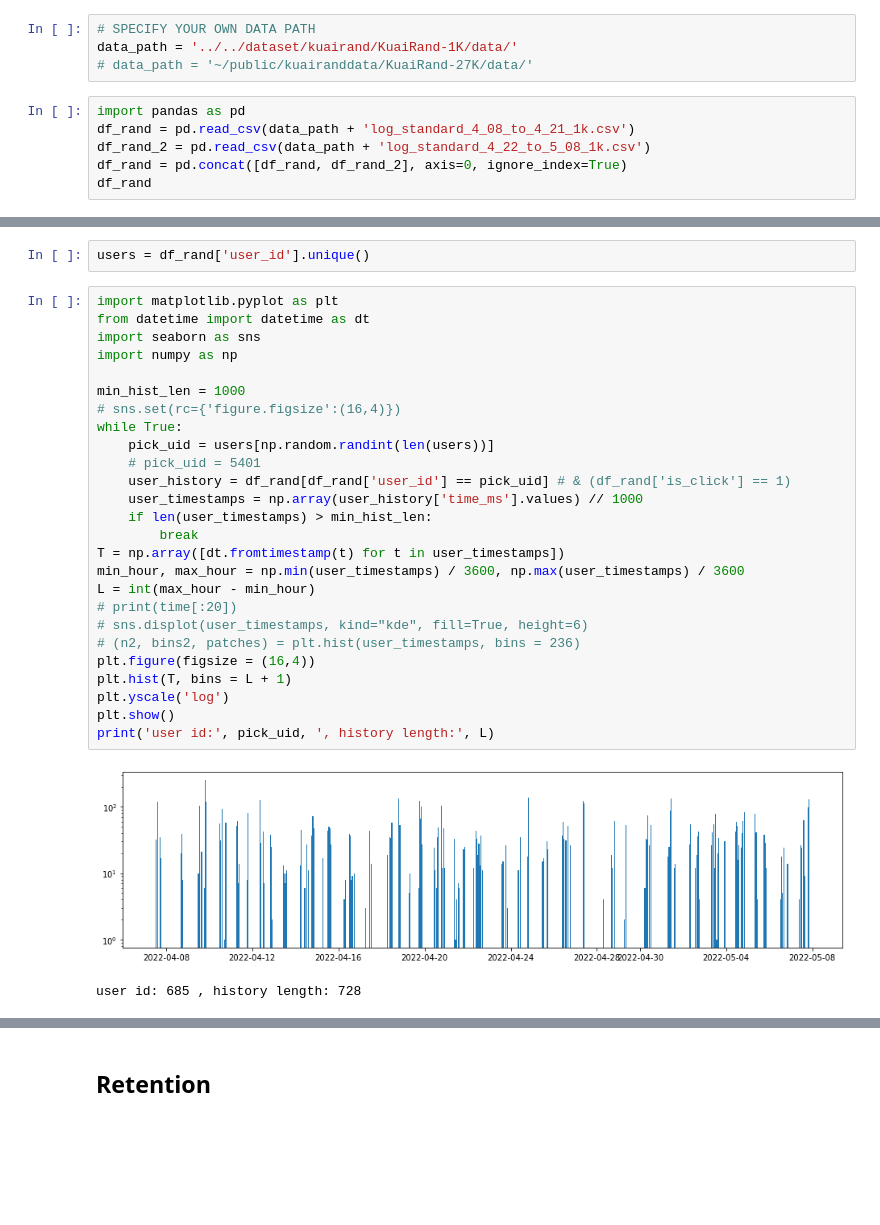
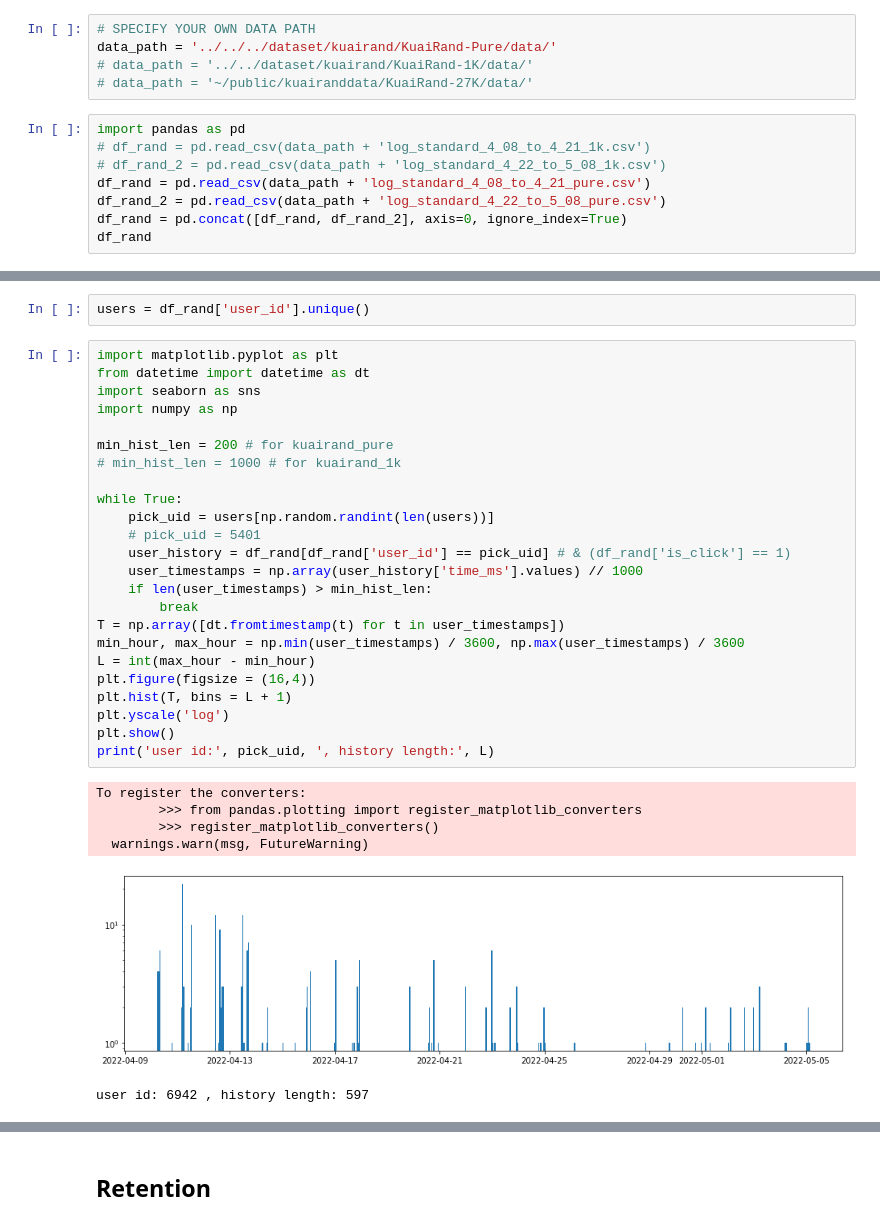
Before and after one commit to Applied-Machine-Learning-Lab/KuaiSim, a Jupyter notebook: code/preprocess/KuaiRandDataset.ipynb, the cells around one changed output, grey strips where cells are left out. Cells and saved outputs as stored; diff of their text form; blank space fills up the shorter version.

```diff
--- a/code/preprocess/KuaiRandDataset.ipynb
+++ b/code/preprocess/KuaiRandDataset.ipynb
@@ -6,12 +6,15 @@ Data analysis and observations
 **Note:** Go to the bottom to see preprocessing steps
 # %%
 # SPECIFY YOUR OWN DATA PATH
-data_path = '../../dataset/kuairand/KuaiRand-1K/data/'
+data_path = '../../../dataset/kuairand/KuaiRand-Pure/data/'
+# data_path = '../../dataset/kuairand/KuaiRand-1K/data/'
 # data_path = '~/public/kuairanddata/KuaiRand-27K/data/'
 # %%
 import pandas as pd
-df_rand = pd.read_csv(data_path + 'log_standard_4_08_to_4_21_1k.csv')
-df_rand_2 = pd.read_csv(data_path + 'log_standard_4_22_to_5_08_1k.csv')
+# df_rand = pd.read_csv(data_path + 'log_standard_4_08_to_4_21_1k.csv')
+# df_rand_2 = pd.read_csv(data_path + 'log_standard_4_22_to_5_08_1k.csv')
+df_rand = pd.read_csv(data_path + 'log_standard_4_08_to_4_21_pure.csv')
+df_rand_2 = pd.read_csv(data_path + 'log_standard_4_22_to_5_08_pure.csv')
 df_rand = pd.concat([df_rand, df_rand_2], axis=0, ignore_index=True)
 df_rand
 # %% [output]
@@ -79,32 +82,34 @@ users = df_rand['user_id'].unique()
 # %%
 import matplotlib.pyplot as plt
 from datetime import datetime as dt
 import seaborn as sns
 import numpy as np
 
-min_hist_len = 1000
-# sns.set(rc={'figure.figsize':(16,4)})
+min_hist_len = 200 # for kuairand_pure
+# min_hist_len = 1000 # for kuairand_1k
+
 while True:
     pick_uid = users[np.random.randint(len(users))]
     # pick_uid = 5401
     user_history = df_rand[df_rand['user_id'] == pick_uid] # & (df_rand['is_click'] == 1)
     user_timestamps = np.array(user_history['time_ms'].values) // 1000
     if len(user_timestamps) > min_hist_len:
         break
 T = np.array([dt.fromtimestamp(t) for t in user_timestamps])
 min_hour, max_hour = np.min(user_timestamps) / 3600, np.max(user_timestamps) / 3600
 L = int(max_hour - min_hour)
-# print(time[:20])
-# sns.displot(user_timestamps, kind="kde", fill=True, height=6)
-# (n2, bins2, patches) = plt.hist(user_timestamps, bins = 236)
 plt.figure(figsize = (16,4))
 plt.hist(T, bins = L + 1)
 plt.yscale('log')
 plt.show()
 print('user id:', pick_uid, ', history length:', L)
 # %% [output]
+To register the converters:
+        >>> from pandas.plotting import register_matplotlib_converters
+        >>> register_matplotlib_converters()
+  warnings.warn(msg, FutureWarning)
-[figure, old version]
+[figure, new version]
-user id: 685 , history length: 728
+user id: 6942 , history length: 597
 # %%
 user_history['date'] = T
 daily_records = user_history.resample('H', on='date').agg({'is_click':'sum', 'is_like':'sum',
```
Also changed, not shown: parts of 39 cells of this notebook, 16 other files.
